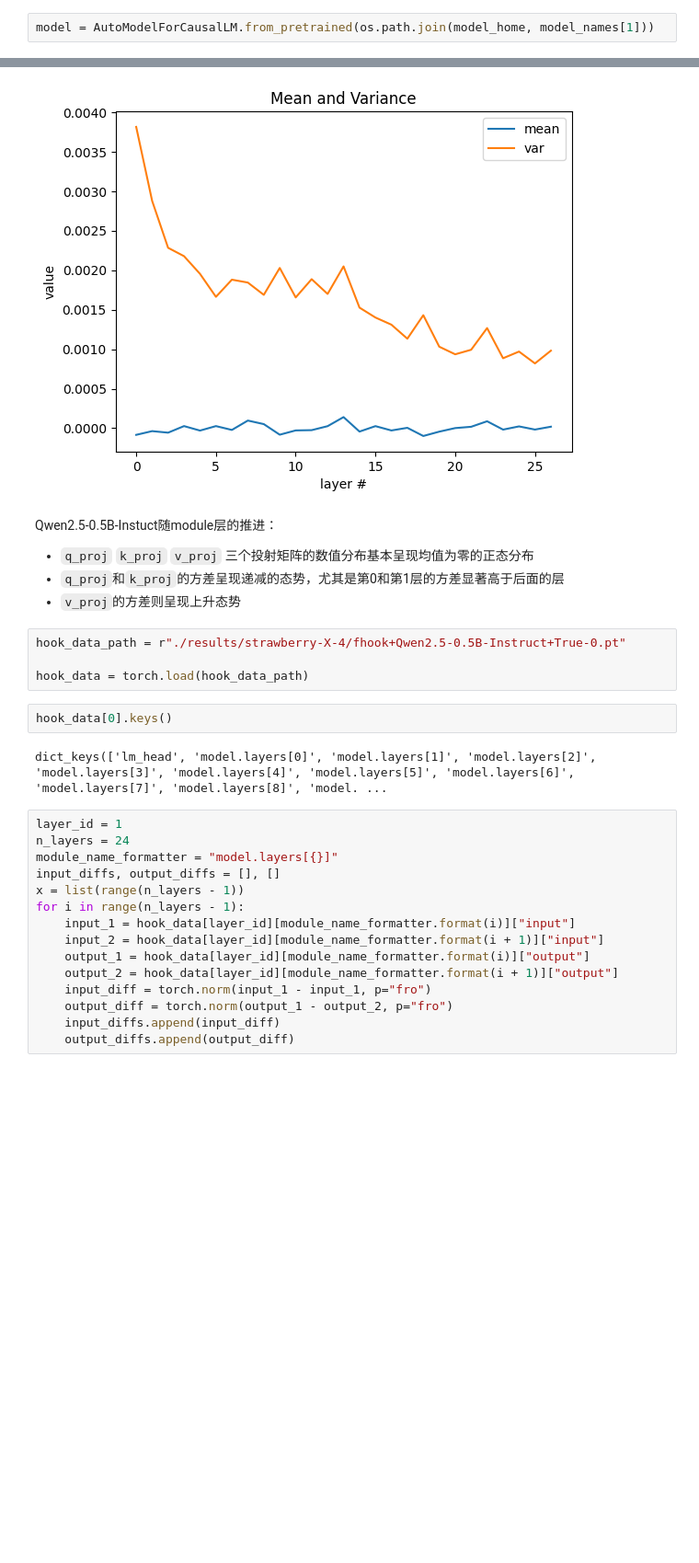
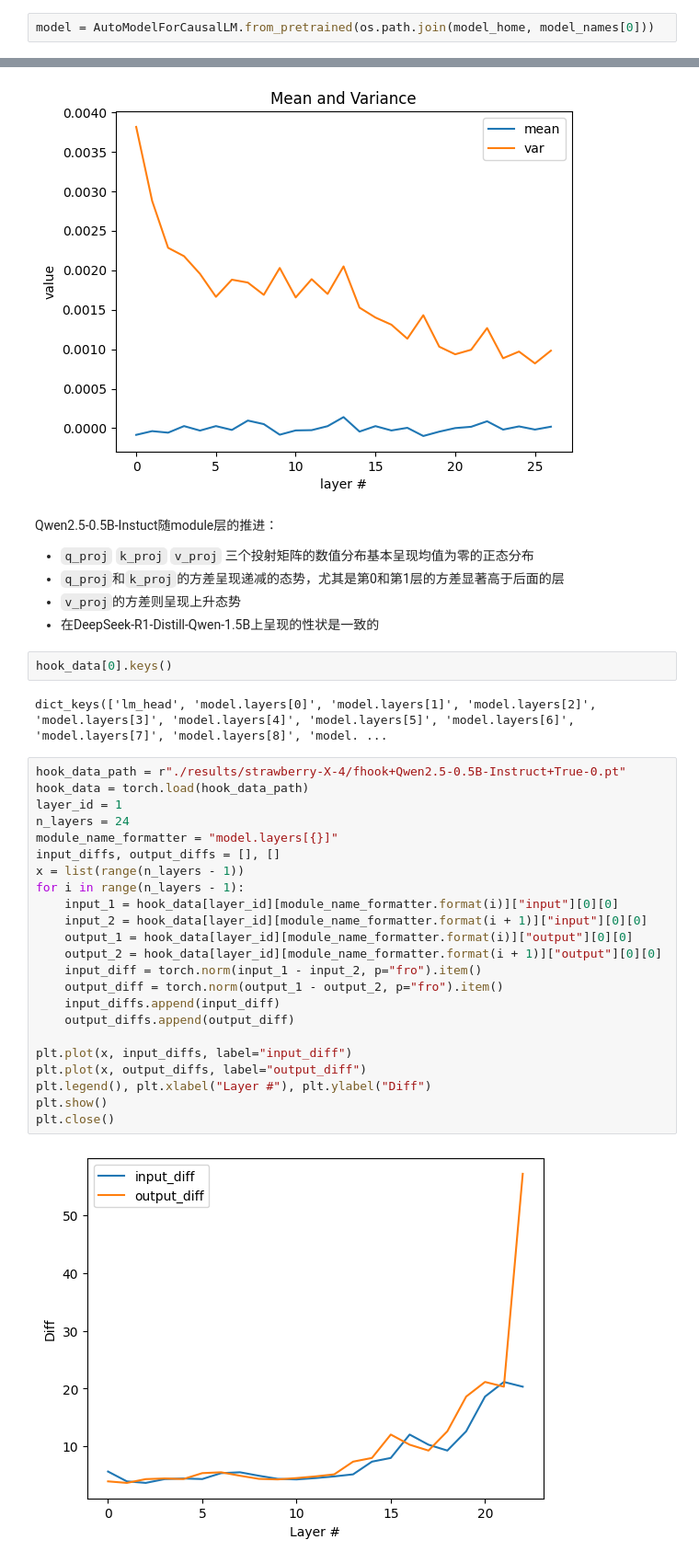
Before and after one commit to caoyang-sufe/easyllm, a Jupyter notebook: jupyter/trl-peft-result-analysis.ipynb, the cells around one changed output, grey strips where cells are left out. Shown at 92% size. Saved outputs shown, nothing was run; the diff lists cells and outputs as text; blank space fills up the shorter version.

```diff
--- a/jupyter/trl-peft-result-analysis.ipynb
+++ b/jupyter/trl-peft-result-analysis.ipynb
@@ -72,7 +72,7 @@ model_names = [
 # %% [markdown]
 ## Qwen2.5-0.5B-Instruct
 # %%
-model = AutoModelForCausalLM.from_pretrained(os.path.join(model_home, model_names[1]))
+model = AutoModelForCausalLM.from_pretrained(os.path.join(model_home, model_names[0]))
 # %%
 import matplotlib.pyplot as plt
 import numpy as np
@@ -139,26 +139,33 @@ Qwen2.5-0.5B-Instuct随module层的推进：
 - `q_proj` `k_proj` `v_proj` 三个投射矩阵的数值分布基本呈现均值为零的正态分布
 - `q_proj`和`k_proj`的方差呈现递减的态势，尤其是第0和第1层的方差显著高于后面的层
 - `v_proj`的方差则呈现上升态势
+- 在DeepSeek-R1-Distill-Qwen-1.5B上呈现的性状是一致的
-# %%
-hook_data_path = r"./results/strawberry-X-4/fhook+Qwen2.5-0.5B-Instruct+True-0.pt"
-
-hook_data = torch.load(hook_data_path)
 # %%
 hook_data[0].keys()
 # %% [output]
 dict_keys(['lm_head', 'model.layers[0]', 'model.layers[1]', 'model.layers[2]', 'model.layers[3]', 'model.layers[4]', 'model.layers[5]', 'model.layers[6]', 'model.layers[7]', 'model.layers[8]', 'model. ...
 # %%
+hook_data_path = r"./results/strawberry-X-4/fhook+Qwen2.5-0.5B-Instruct+True-0.pt"
+hook_data = torch.load(hook_data_path)
 layer_id = 1
 n_layers = 24
 module_name_formatter = "model.layers[{}]"
 input_diffs, output_diffs = [], []
 x = list(range(n_layers - 1))
 for i in range(n_layers - 1):
-    input_1 = hook_data[layer_id][module_name_formatter.format(i)]["input"]
-    input_2 = hook_data[layer_id][module_name_formatter.format(i + 1)]["input"]
-    output_1 = hook_data[layer_id][module_name_formatter.format(i)]["output"]
-    output_2 = hook_data[layer_id][module_name_formatter.format(i + 1)]["output"]
-    input_diff = torch.norm(input_1 - input_1, p="fro")
-    output_diff = torch.norm(output_1 - output_2, p="fro")
+    input_1 = hook_data[layer_id][module_name_formatter.format(i)]["input"][0][0]
+    input_2 = hook_data[layer_id][module_name_formatter.format(i + 1)]["input"][0][0]
+    output_1 = hook_data[layer_id][module_name_formatter.format(i)]["output"][0][0]
+    output_2 = hook_data[layer_id][module_name_formatter.format(i + 1)]["output"][0][0]
+    input_diff = torch.norm(input_1 - input_2, p="fro").item()
+    output_diff = torch.norm(output_1 - output_2, p="fro").item()
     input_diffs.append(input_diff)
     output_diffs.append(output_diff)
+
+plt.plot(x, input_diffs, label="input_diff")
+plt.plot(x, output_diffs, label="output_diff")
+plt.legend(), plt.xlabel("Layer #"), plt.ylabel("Diff")
+plt.show()
+plt.close()
+# %% [output]
+[figure, added]
```
Also changed, not shown: parts of 2 cells of this notebook, 1 other file.
